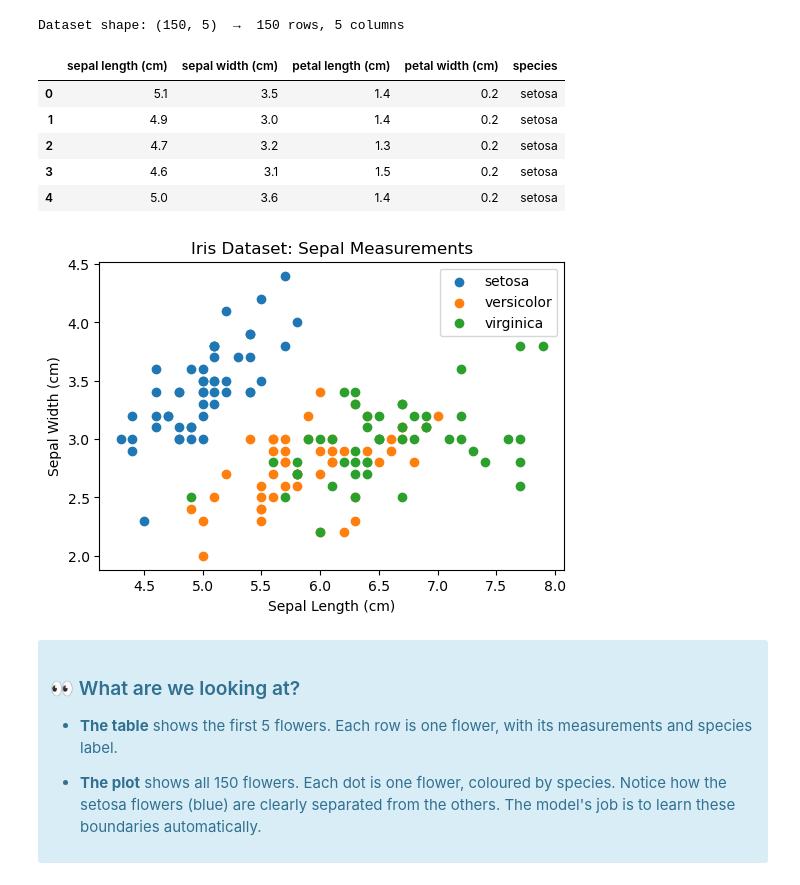
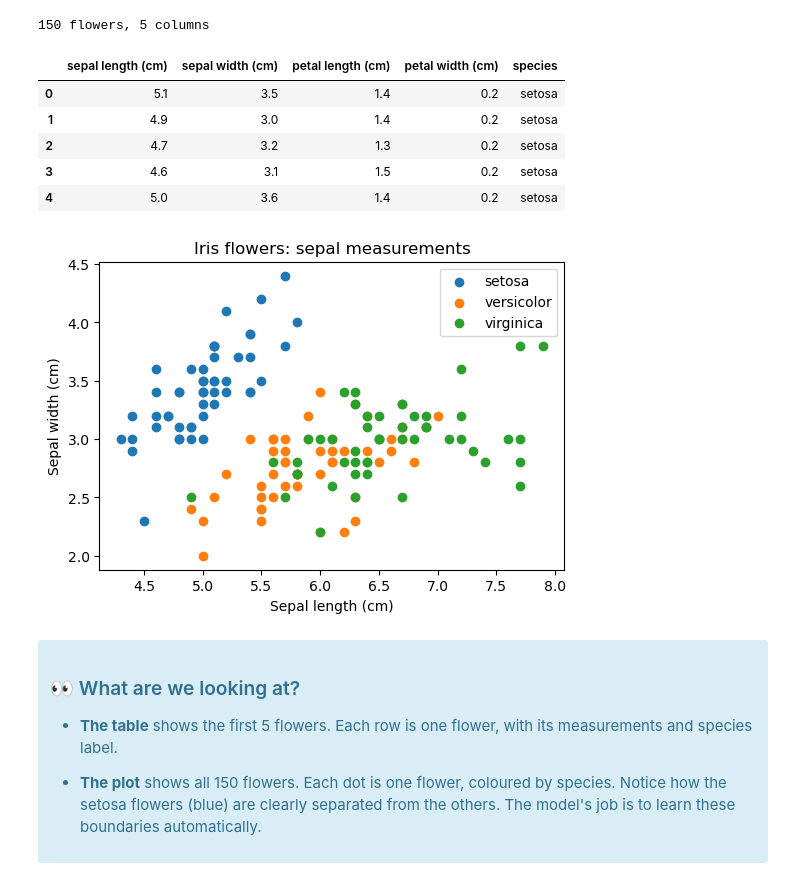
Before and after one commit to nathanhigginbotham/UCL-CDT-AICourse, a Jupyter notebook: B02_first_model.ipynb, the cells around one changed output. Drawn from its saved outputs; the diff is of its cells as text; code cells hidden in the pictures.

```diff
--- a/B02_first_model.ipynb
+++ b/B02_first_model.ipynb
@@ -69,30 +94,31 @@ iris = load_iris()
 
 # Put it in a DataFrame so it's easy to read
 df = pd.DataFrame(iris.data, columns=iris.feature_names)
-df['species'] = iris.target_names[iris.target]   # add the label column
+df['species'] = iris.target_names[iris.target]
 
-print(f"Dataset shape: {df.shape}  →  {df.shape[0]} rows, {df.shape[1]} columns")
+print(f"{df.shape[0]} flowers, {df.shape[1]} columns")
 display(df.head())
-
-# Plot Sepal Length vs Sepal Width
-plt.figure(figsize=(6, 4))
-for i, species in enumerate(iris.target_names):
-    subset = df[df['species'] == species]
-    plt.scatter(subset['sepal length (cm)'], subset['sepal width (cm)'], label=species)
-plt.title('Iris Dataset: Sepal Measurements')
-plt.xlabel('Sepal Length (cm)')
-plt.ylabel('Sepal Width (cm)')
-plt.legend()
-plt.show()
 # %% [output]
-Dataset shape: (150, 5)  →  150 rows, 5 columns
+150 flowers, 5 columns
 |  | sepal length (cm) | sepal width (cm) | petal length (cm) | petal width (cm) | species |
 | 0 | 5.1 | 3.5 | 1.4 | 0.2 | setosa |
 | 1 | 4.9 | 3.0 | 1.4 | 0.2 | setosa |
 | 2 | 4.7 | 3.2 | 1.3 | 0.2 | setosa |
 | 3 | 4.6 | 3.1 | 1.5 | 0.2 | setosa |
 | 4 | 5.0 | 3.6 | 1.4 | 0.2 | setosa |
-[figure, removed]
+# %%
+# Plot sepal length vs sepal width, coloured by species
+plt.figure(figsize=(6, 4))
+for species in iris.target_names:
+    subset = df[df['species'] == species]
+    plt.scatter(subset['sepal length (cm)'], subset['sepal width (cm)'], label=species)
+plt.title('Iris flowers: sepal measurements')
+plt.xlabel('Sepal length (cm)')
+plt.ylabel('Sepal width (cm)')
+plt.legend()
+plt.show()
+# %% [output]
+[figure, added]
 # %% [markdown]
 <div class="alert alert-info">
 
```
Also changed, not shown: parts of 16 cells of this notebook.
